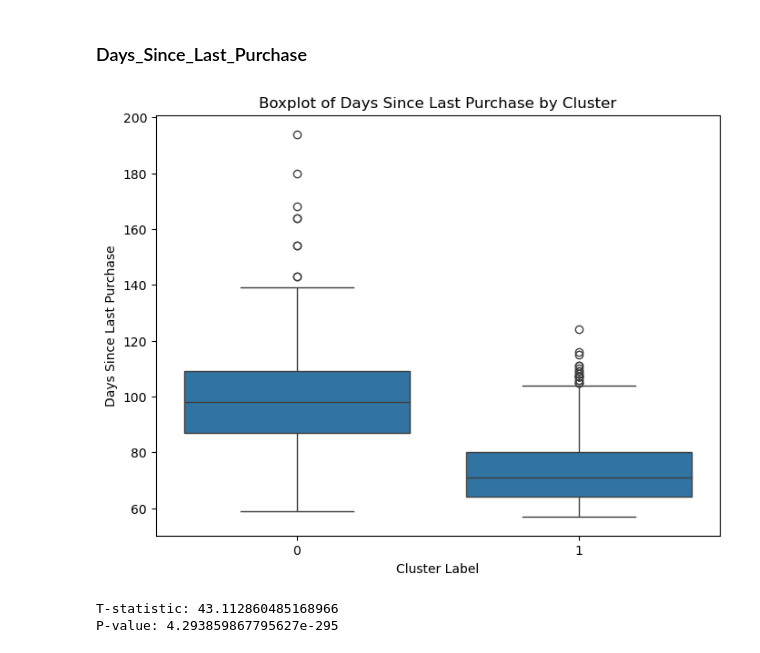
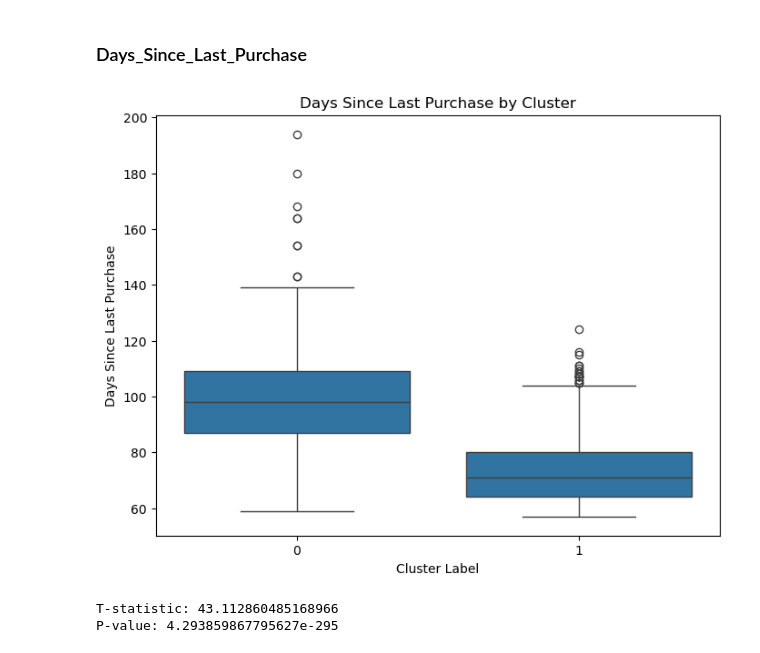
Before and after one commit to NunoMac/PostGrad_ProjectML_Group1_SportifyClientSegmentation, a Jupyter notebook: Sportify_sales_segmentation.ipynb, the cells around one changed output. Drawn from its saved outputs; the diff is of its cells as text; code cells hidden in the pictures.

```diff
--- a/Sportify_sales_segmentation.ipynb
+++ b/Sportify_sales_segmentation.ipynb
@@ -549,18 +549,18 @@ Análise dos 3 clusters em curso
 # %%
 #Products.query("cluster_label == 0")['Days_Since_Last_Purchase'].plot())
 
 # Filtering data for cluster_label == 0
 data = Products[Products['cluster_label'].isin([0, 1])]
 
 # Create a boxplot
 plt.figure(figsize=(8, 6))
 sns.boxplot(data=data, x='cluster_label', y='Days_Since_Last_Purchase')
-plt.title('Boxplot of Days Since Last Purchase by Cluster')
+plt.title('Days Since Last Purchase by Cluster')
 plt.xlabel('Cluster Label')
 plt.ylabel('Days Since Last Purchase')
 plt.show()
 # %% [output]
-[figure, old version]
+[figure, new version]
 # %%
 #statistics
 feature = 'Days_Since_Last_Purchase'
```
Also changed, not shown: parts of 1 cell of this notebook, 2 other files.
